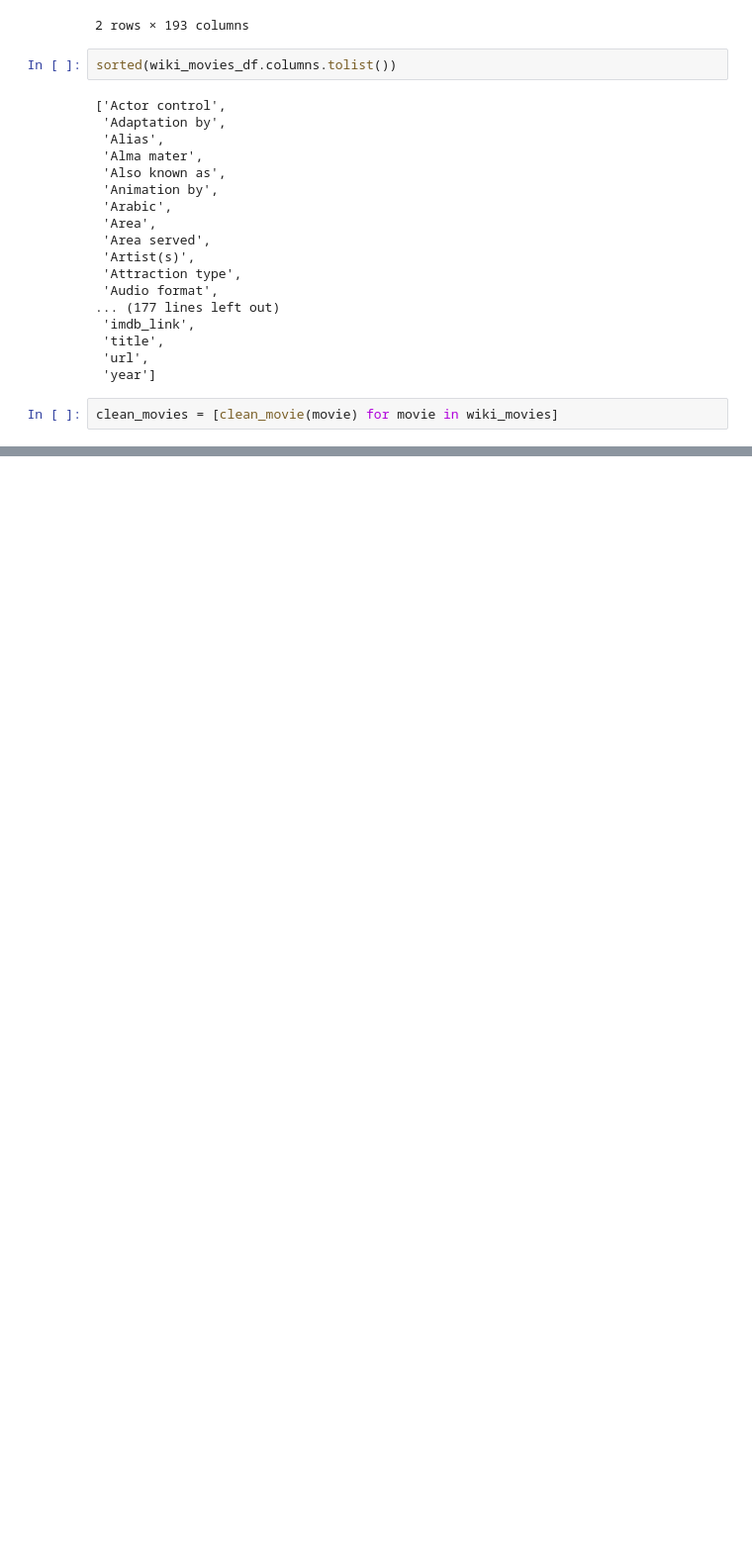
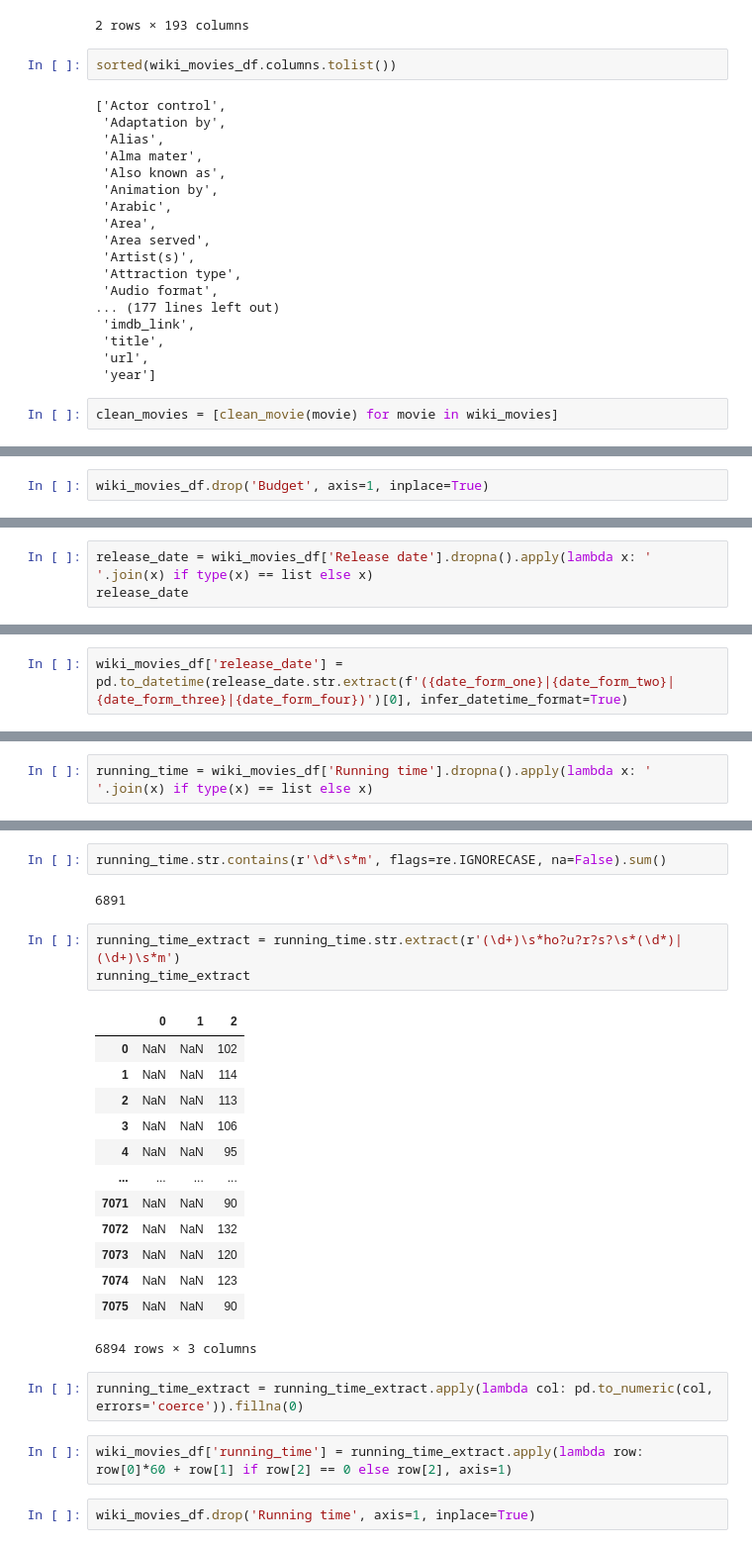
Before and after one commit to akatter/Movies-ETL, a Jupyter notebook: ETLmovie.ipynb, the cells around one changed output, grey strips where cells are left out. Shown: that part at 99% size. Drawn from its saved outputs; the diff is of its cells as text; blank space fills up the shorter version.

```diff
--- a/ETLmovie.ipynb
+++ b/ETLmovie.ipynb
@@ -217,0 +531,2 @@ sorted(wiki_movies_df.columns.tolist())
+# %%
+wiki_movies_df.drop('Budget', axis=1, inplace=True)
@@ -217,0 +535,3 @@ sorted(wiki_movies_df.columns.tolist())
+# %%
+release_date = wiki_movies_df['Release date'].dropna().apply(lambda x: ' '.join(x) if type(x) == list else x)
+release_date
@@ -217,0 +556,2 @@ sorted(wiki_movies_df.columns.tolist())
+# %%
+wiki_movies_df['release_date'] = pd.to_datetime(release_date.str.extract(f'({date_form_one}|{date_form_two}|{date_form_three}|{date_form_four})')[0], infer_datetime_format=True)
@@ -217,0 +560,2 @@ sorted(wiki_movies_df.columns.tolist())
+# %%
+running_time = wiki_movies_df['Running time'].dropna().apply(lambda x: ' '.join(x) if type(x) == list else x)
@@ -217,0 +606,27 @@ sorted(wiki_movies_df.columns.tolist())
+# %%
+running_time.str.contains(r'\d*\s*m', flags=re.IGNORECASE, na=False).sum()
+# %% [output]
+6891
+# %%
+running_time_extract = running_time.str.extract(r'(\d+)\s*ho?u?r?s?\s*(\d*)|(\d+)\s*m')
+running_time_extract
+# %% [output]
+|  | 0 | 1 | 2 |
+| 0 | NaN | NaN | 102 |
+| 1 | NaN | NaN | 114 |
+| 2 | NaN | NaN | 113 |
+| 3 | NaN | NaN | 106 |
+| 4 | NaN | NaN | 95 |
+| ... | ... | ... | ... |
+| 7071 | NaN | NaN | 90 |
+| 7072 | NaN | NaN | 132 |
+| 7073 | NaN | NaN | 120 |
+| 7074 | NaN | NaN | 123 |
+| 7075 | NaN | NaN | 90 |
+6894 rows × 3 columns
+# %%
+running_time_extract = running_time_extract.apply(lambda col: pd.to_numeric(col, errors='coerce')).fillna(0)
+# %%
+wiki_movies_df['running_time'] = running_time_extract.apply(lambda row: row[0]*60 + row[1] if row[2] == 0 else row[2], axis=1)
+# %%
+wiki_movies_df.drop('Running time', axis=1, inplace=True)
```
Also changed, not shown: parts of 55 cells of this notebook.
